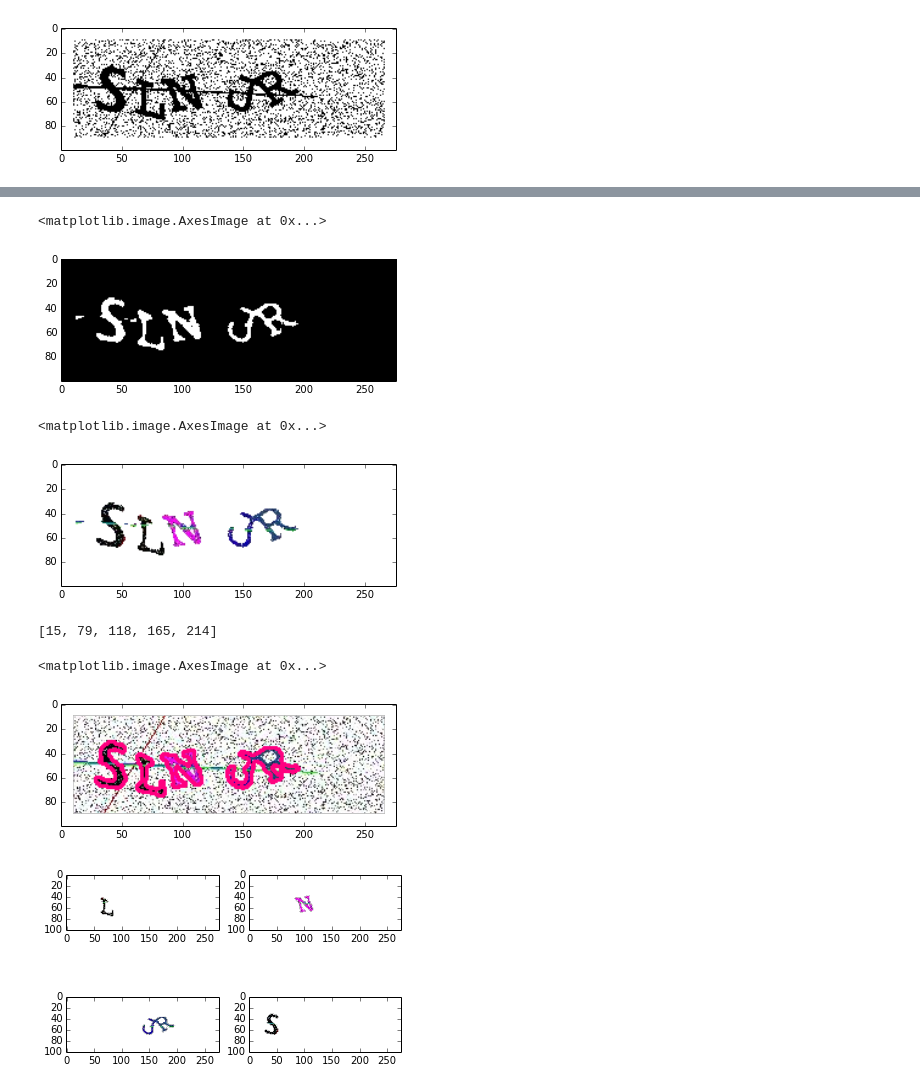
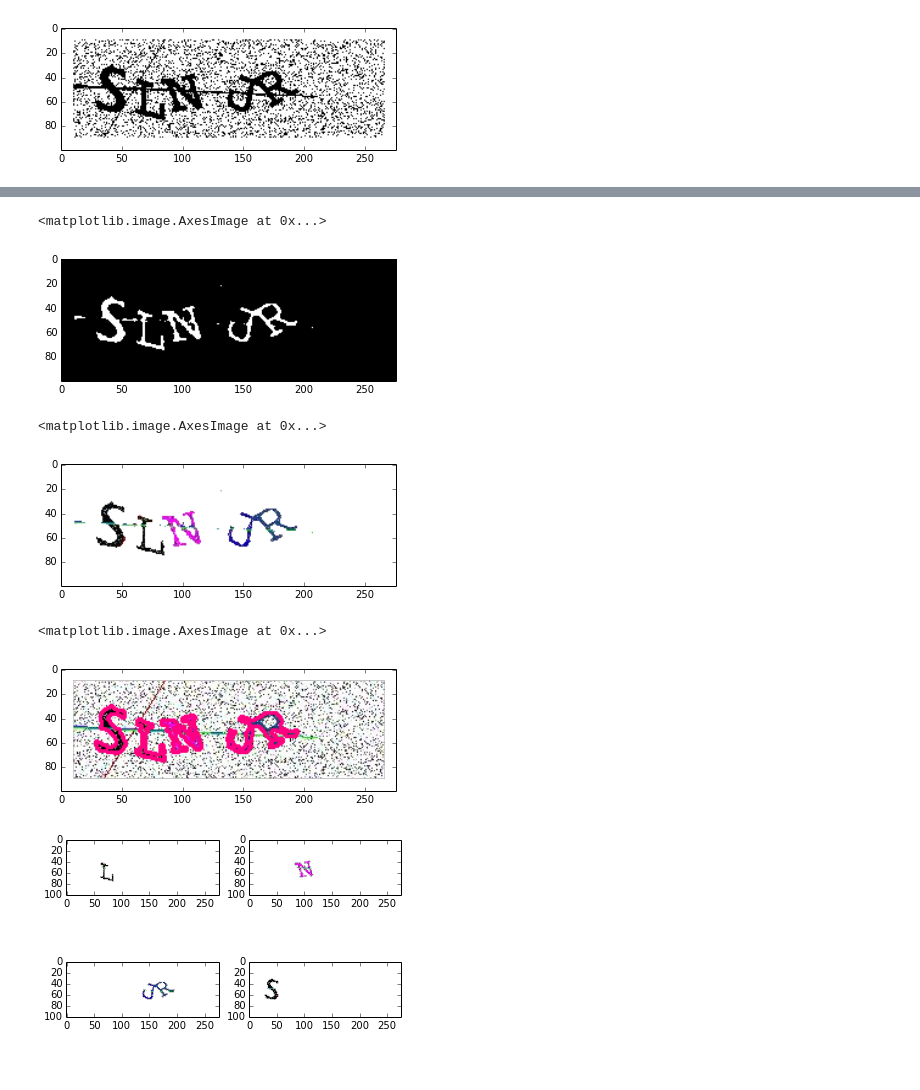
Before and after one commit to thevtm/CaptchBreaker, a Jupyter notebook: CaptchaStudy.ipynb, the cells around one changed output, grey strips where cells are left out. Saved outputs shown, nothing was run; the diff lists cells and outputs as text; code cells hidden in the pictures.

```diff
--- a/CaptchaStudy.ipynb
+++ b/CaptchaStudy.ipynb
@@ -54,16 +82,16 @@ plt.imshow(imgBW, cmap=cm.gray)
 # %%
 ## Remove Noise using filter 5x5 and Threshold
-kernel = np.ones((5, 5), np.float32) / 25
+kernel = np.ones((3, 3), np.float32) / 9
 dst = cv2.filter2D(imgBW, -1, kernel)
 
-ret, imgNoise = cv2.threshold(dst, 77, 255, cv2.THRESH_BINARY)
+ret, imgNoise = cv2.threshold(dst, 30, 255, cv2.THRESH_BINARY)
 imgNoiseMask = cv2.bitwise_not(imgNoise)
 
 ## Draw
 plt.imshow(imgNoiseMask, cmap = cm.gray)
 # %% [output]
 <matplotlib.image.AxesImage at 0x...>
-[figure, old version]
+[figure, new version]
 # %%
 ## Clean image
 imgNoiseRGB = cv2.cvtColor(imgNoise, cv2.COLOR_GRAY2BGRA)
@@ -74,11 +102,7 @@ imgNoNoise += imgNoiseRGB
 plt.imshow(imgNoNoise)
 # %% [output]
 <matplotlib.image.AxesImage at 0x...>
-[figure, old version]
+[figure, new version]
-# %%
-[min([p[0][0] for p in cnt]) for cnt in cnts]
-# %% [output]
-[15, 79, 118, 165, 214]
 # %%
 ## Find Contourns
 cnts, hierarchy = cv2.findContours(imgNoise.copy(), cv2.RETR_TREE, cv2.CHAIN_APPROX_NONE)
@@ -93,7 +117,7 @@ cv2.drawContours(cntsImg, cnts, -1, (255,0,128, 255), 2)
 plt.imshow(cntsImg)
 # %% [output]
 <matplotlib.image.AxesImage at 0x...>
-[figure, old version]
+[figure, new version]
 # %%
 ## Extract contours images
 imgCnts = []
```
Also changed, not shown: parts of 6 cells of this notebook.
